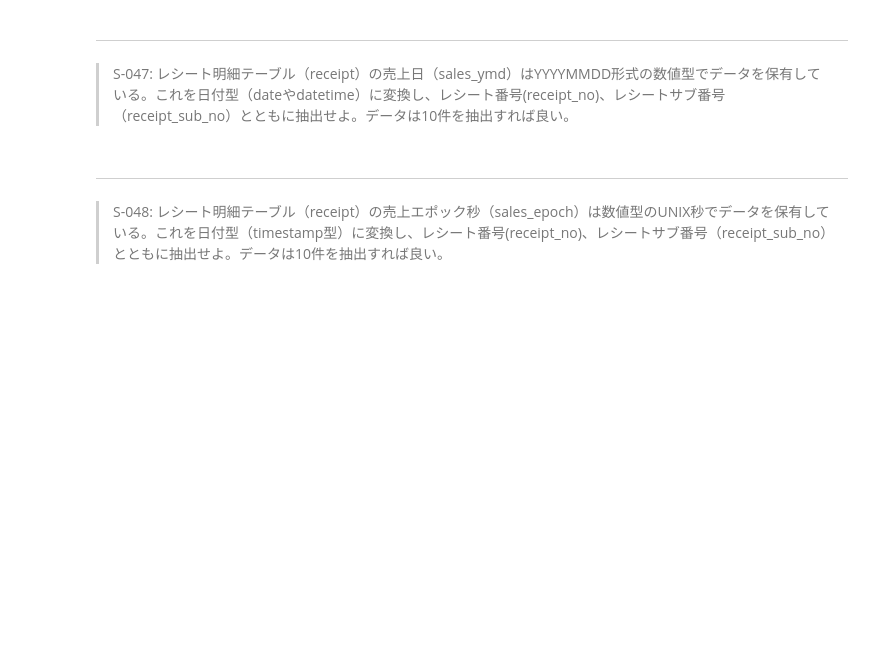
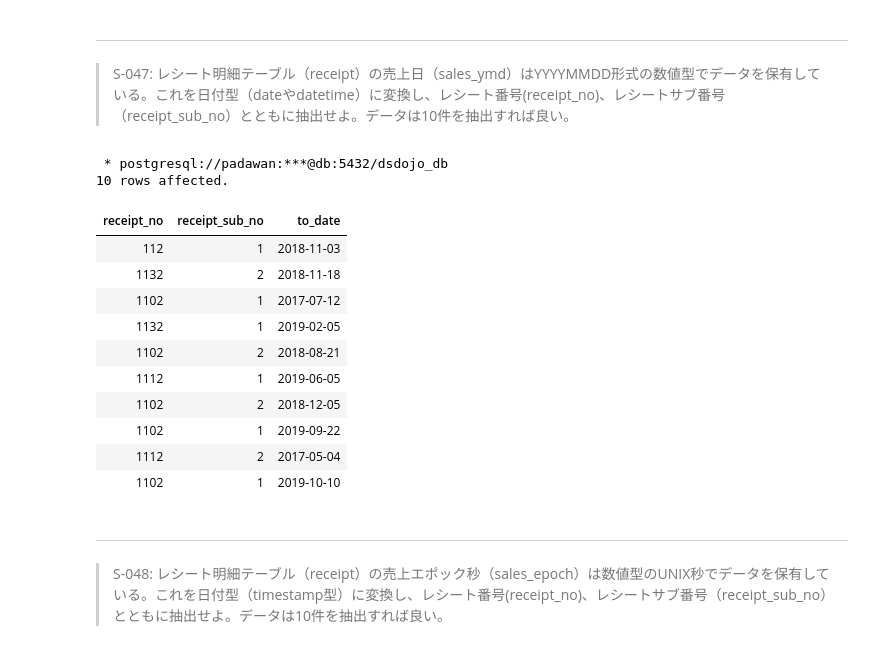
Before and after one commit to Toma0916/100knocks-preprocess, a Jupyter notebook: docker/work/preprocess_knock_SQL.ipynb, the cells around one changed output. Cells and saved outputs as stored; diff of their text form; code cells hidden in the pictures; blank space fills up the shorter version.

```diff
--- a/docker/work/preprocess_knock_SQL.ipynb
+++ b/docker/work/preprocess_knock_SQL.ipynb
@@ -929,3 +999,25 @@ LIMIT 10
+# %%
+%%sql
+SELECT
+    receipt_no, receipt_sub_no, TO_DATE(CAST(sales_ymd AS VARCHAR), 'YYYYMMDD')
+FROM
+    receipt
+LIMIT
+    10
+# %% [output]
+ * postgresql://padawan:***@db:5432/dsdojo_db
+10 rows affected.
+| receipt_no | receipt_sub_no | to_date |
+| 112 | 1 | 2018-11-03 |
+| 1132 | 2 | 2018-11-18 |
+| 1102 | 1 | 2017-07-12 |
+| 1132 | 1 | 2019-02-05 |
+| 1102 | 2 | 2018-08-21 |
+| 1112 | 1 | 2019-06-05 |
+| 1102 | 2 | 2018-12-05 |
+| 1102 | 1 | 2019-09-22 |
+| 1112 | 2 | 2017-05-04 |
+| 1102 | 1 | 2019-10-10 |
 # %% [markdown]
 ---
 > S-048: レシート明細テーブル（receipt）の売上エポック秒（sales_epoch）は数値型のUNIX秒でデータを保有している。これを日付型（timestamp型）に変換し、レシート番号(receipt_no)、レシートサブ番号（receipt_sub_no）とともに抽出せよ。データは10件を抽出すれば良い。
```
Also changed, not shown: parts of 11 cells of this notebook.
